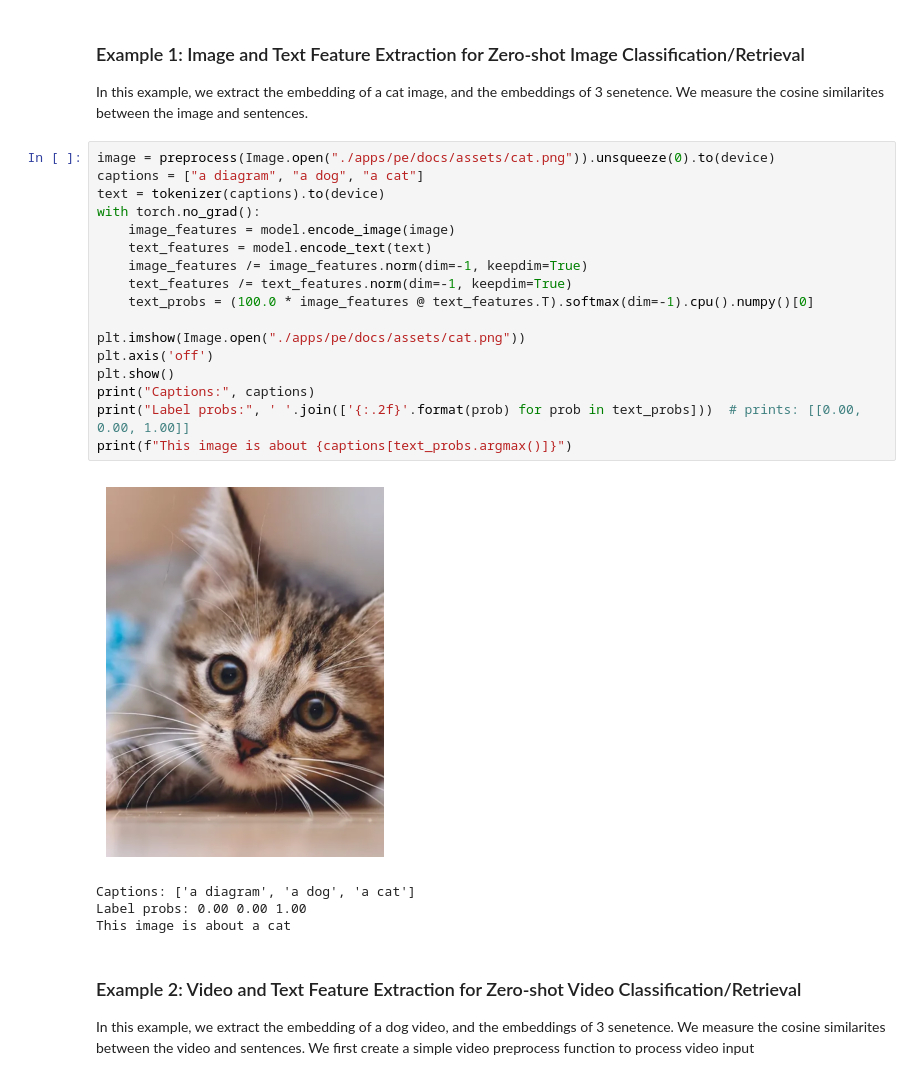
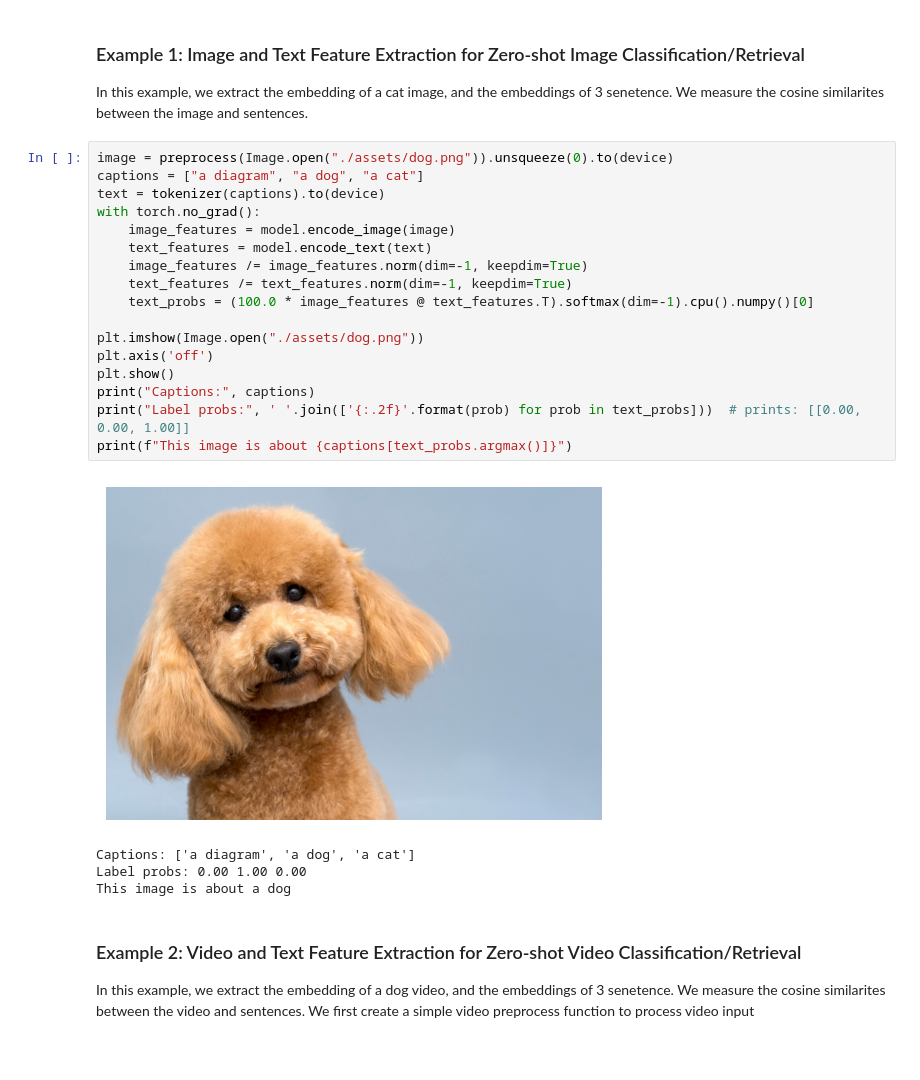
Before and after one commit to 0bi0n3/perception_models_META, a Jupyter notebook: apps/pe/docs/pe_demo.ipynb, the cells around one changed output. Drawn from its saved outputs; the diff is of its cells as text; blank space fills up the shorter version.

Commit message:
Add test line to notebook, change path for assets as looking too up, test with alt image

```diff
--- a/apps/pe/docs/pe_demo.ipynb
+++ b/apps/pe/docs/pe_demo.ipynb
@@ -62,27 +68,27 @@ Unexpected keys for loading model: []
 
 In this example, we extract the embedding of a cat image, and the embeddings of 3 senetence. We measure the cosine similarites between the image and sentences.
 # %%
-image = preprocess(Image.open("./apps/pe/docs/assets/cat.png")).unsqueeze(0).to(device)
+image = preprocess(Image.open("./assets/dog.png")).unsqueeze(0).to(device)
 captions = ["a diagram", "a dog", "a cat"]
 text = tokenizer(captions).to(device)
 with torch.no_grad():
     image_features = model.encode_image(image)
     text_features = model.encode_text(text)
     image_features /= image_features.norm(dim=-1, keepdim=True)
     text_features /= text_features.norm(dim=-1, keepdim=True)
     text_probs = (100.0 * image_features @ text_features.T).softmax(dim=-1).cpu().numpy()[0]
 
-plt.imshow(Image.open("./apps/pe/docs/assets/cat.png"))
+plt.imshow(Image.open("./assets/dog.png"))
 plt.axis('off')
 plt.show()
 print("Captions:", captions)
 print("Label probs:", ' '.join(['{:.2f}'.format(prob) for prob in text_probs]))  # prints: [[0.00, 0.00, 1.00]]
 print(f"This image is about {captions[text_probs.argmax()]}")
 # %% [output]
-[figure, old version]
+[figure, new version]
 Captions: ['a diagram', 'a dog', 'a cat']
-Label probs: 0.00 0.00 1.00
-This image is about a cat
+Label probs: 0.00 1.00 0.00
+This image is about a dog
 # %% [markdown]
 ### Example 2: Video and Text Feature Extraction for Zero-shot Video Classification/Retrieval
 
```
Also changed, not shown: parts of 3 cells of this notebook.
